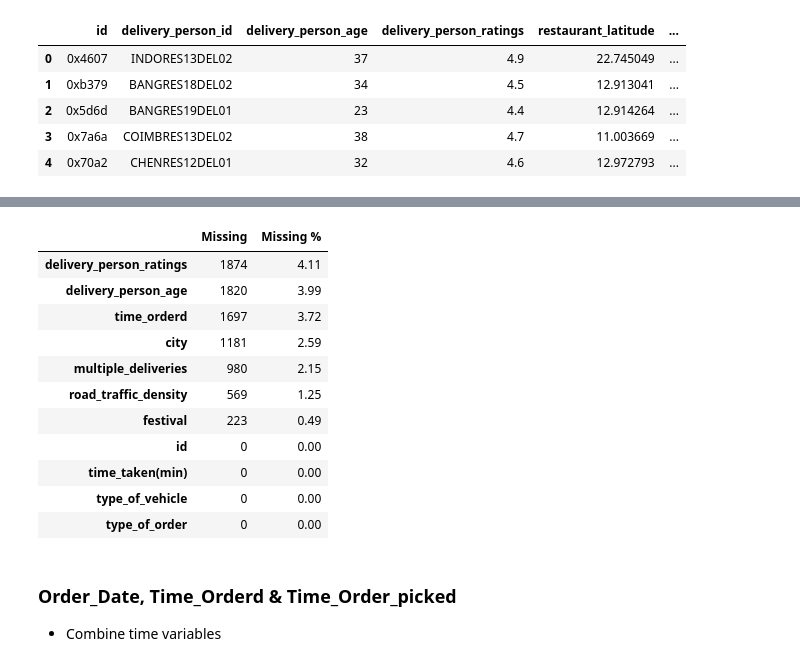
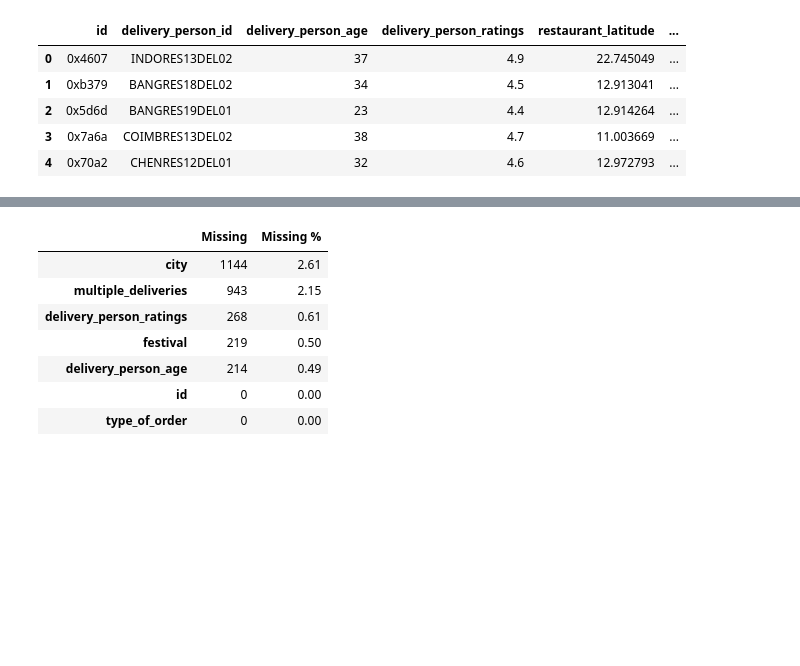
Before and after one commit to veyselaytekin1/lieferando_delivery_time_predictor, a Jupyter notebook: notebooks/2- acquire_train_and_test_data.ipynb, the cells around one changed output, grey strips where cells are left out. Saved outputs shown, nothing was run; the diff lists cells and outputs as text; code cells hidden in the pictures; blank space fills up the shorter version.

Commit message:
handling with missing values

```diff
--- a/notebooks/2- acquire_train_and_test_data.ipynb
+++ b/notebooks/2- acquire_train_and_test_data.ipynb
@@ -257,0 +227,3 @@ MissingValues
+# %%
+for feature in data.select_dtypes(include = 'O').columns:
+    data[feature] = data[feature].apply(lambda value: np.nan if pd.isnull(value) else value.replace(' ', ''))
@@ -264,7 +292,0 @@ sns.heatmap(data.isna(), cmap = 'Blues_r', cbar = False);
-# %%
-data['total_NaN'] = data.isna().sum(axis=1)
-
-sns.countplot(data = data[data.total_NaN != 0], x = 'total_NaN', palette = 'viridis', edgecolor = 'k')
-
-plt.title('Total NaN (Per row)')
-plt.grid(False)
@@ -274,0 +295,20 @@ In diese graph wee see most of the data has only one missing value.
+# %%
+# Calculate the total number of NaNs per row
+data['TotalNaN'] = data.isna().sum(axis=1)
+
+# Create the count plot
+ax = sns.countplot(data=data[data.TotalNaN != 0], x='TotalNaN', palette='viridis', edgecolor='k')
+
+# Add count labels on top of each bar
+for p in ax.patches:
+    ax.annotate(f'{int(p.get_height())}',
+                (p.get_x() + p.get_width() / 2., p.get_height()),
+                ha='center', va='baseline', fontsize=10, color='black', xytext=(0, 2),
+                textcoords='offset points')
+
+# Set title and remove gridlines
+plt.title('Total NaN (Per row)')
+plt.grid(False)
+
+# Show the plot
+plt.show()
@@ -303,2 +345,2 @@ data.shape[0] - data[data['total_NaN'] < 5].shape[0]
 # %%
-data = data[data['total_NaN'] < 5]
+data = data[data['TotalNaN'] < 5]
@@ -307,24 +355,17 @@ After dropping the missing value lets look how many percent is the missing value
 # %%
-MissingValues = pd.DataFrame(data.isna().sum().sort_values(ascending = False)[:11])
+MissingValues = pd.DataFrame(data.isna().sum().sort_values(ascending = False)[:7])
 
 MissingValues.rename(columns = {0 : 'Missing'}, inplace = True, errors = 'raise')
 
 MissingValues['Missing %'] = round(MissingValues['Missing'] / data.shape[0] * 100, 2)
 
 MissingValues
 # %% [output]
 |  | Missing | Missing % |
-| delivery_person_ratings | 1874 | 4.11 |
-| delivery_person_age | 1820 | 3.99 |
-| time_orderd | 1697 | 3.72 |
-| city | 1181 | 2.59 |
-| multiple_deliveries | 980 | 2.15 |
-| road_traffic_density | 569 | 1.25 |
-| festival | 223 | 0.49 |
+| city | 1144 | 2.61 |
+| multiple_deliveries | 943 | 2.15 |
+| delivery_person_ratings | 268 | 0.61 |
+| festival | 219 | 0.50 |
+| delivery_person_age | 214 | 0.49 |
 | id | 0 | 0.00 |
-| time_taken(min) | 0 | 0.00 |
-| type_of_vehicle | 0 | 0.00 |
 | type_of_order | 0 | 0.00 |
-# %% [markdown]
-### Order_Date, Time_Orderd & Time_Order_picked
-- Combine time variables
```
Also changed, not shown: parts of 76 cells of this notebook, 10 other files.
